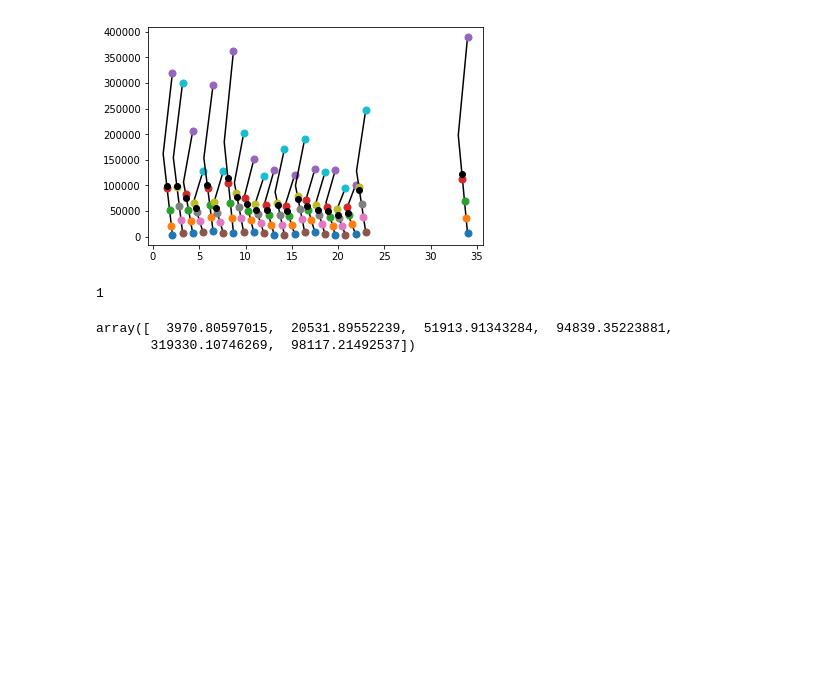
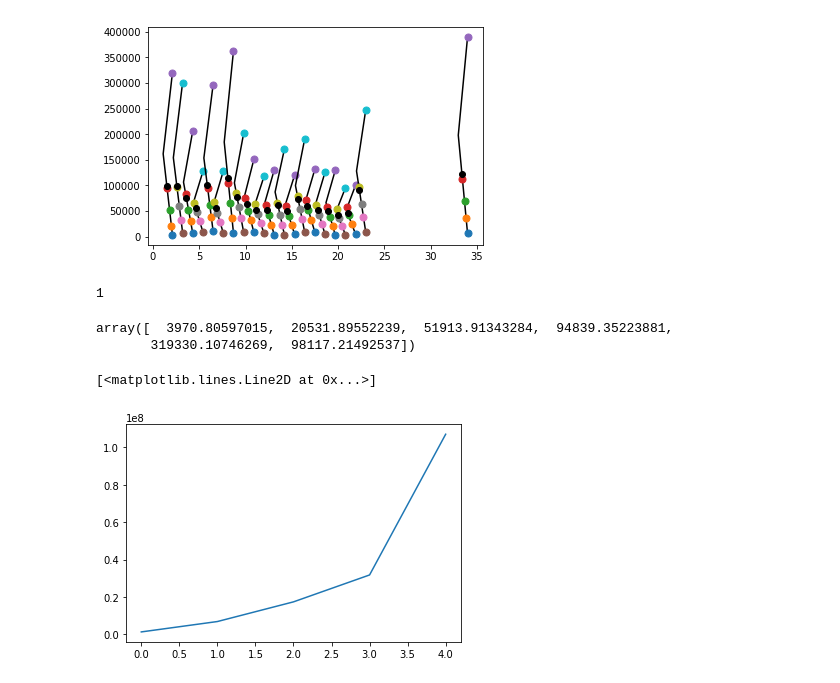
Before and after one commit to DataScienceForGood/TaxationInequality, a Jupyter notebook: planning/Meetup_2018.07.12/Mapping 2015 taxation data tutorial.ipynb, the cells around one changed output. Saved outputs shown, nothing was run; the diff lists cells and outputs as text; code cells hidden in the pictures; blank space fills up the shorter version.

```diff
--- a/planning/Meetup_2018.07.12/Mapping 2015 taxation data tutorial.ipynb
+++ b/planning/Meetup_2018.07.12/Mapping 2015 taxation data tutorial.ipynb
@@ -509,3 +509,8 @@ np.append(vfQuintiles / vnNumDeclarations, (np.sum(vfQuintiles) / np.sum(vnNumDe
 # %% [output]
 array([  3970.80597015,  20531.89552239,  51913.91343284,  94839.35223881,
        319330.10746269,  98117.21492537])
+# %%
+plt.plot([0, 1, 2, 3, 4], vfQuintiles)
+# %% [output]
+[<matplotlib.lines.Line2D at 0x...>]
+[figure, added]
```
Also changed, not shown: 9 other files.
